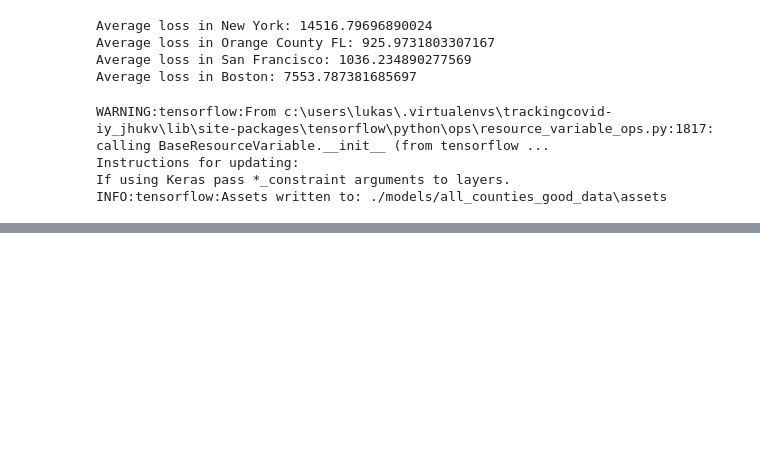
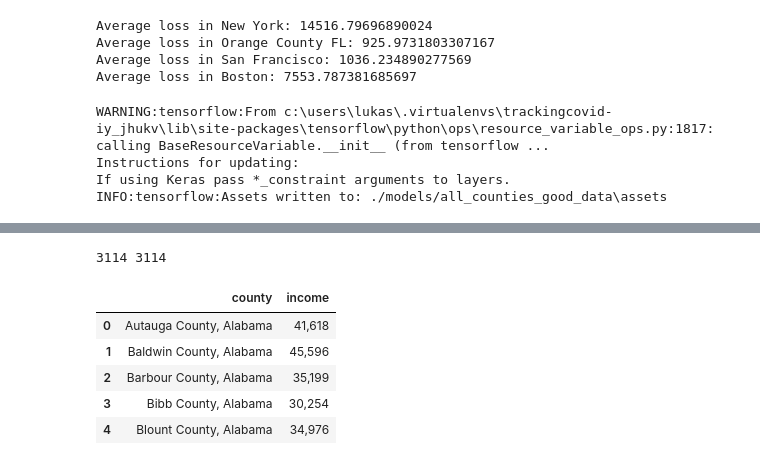
Before and after one commit to lukasrosario/trackingcovid, a Jupyter notebook: Lukas/ml.ipynb, the cells around one changed output, grey strips where cells are left out. Cells and saved outputs as stored; diff of their text form; code cells hidden in the pictures; blank space fills up the shorter version.

```diff
--- a/Lukas/ml.ipynb
+++ b/Lukas/ml.ipynb
@@ -531,0 +555,22 @@ INFO:tensorflow:Assets written to: ./models/all_counties_good_data\assets
+# %%
+places = []
+incomes = []
+next_is_state = False
+for index, row in income_data.iterrows():
+    if index == 0:
+        current_state = row[0]
+        continue
+
+    if next_is_state:
+        current_state = row[0]
+        next_is_state = False
+        continue
+
+    if isinstance(row[0], float):
+        next_is_state = True
+        continue
+    else:
+        counties.append(row[0])
+        places.append(f'{row[0]} County, {current_state}')
+        print(type(row[1]))
+        incomes.append(float(row[1].replace(',','')))
@@ -531,0 +596,4 @@ INFO:tensorflow:Assets written to: ./models/all_counties_good_data\assets
+# %%
+print(len(places), len(incomes))
+# %% [output]
+3114 3114
@@ -531,0 +604,9 @@ INFO:tensorflow:Assets written to: ./models/all_counties_good_data\assets
+# %%
+incomes_df.head()
+# %% [output]
+|  | county | income |
+| 0 | Autauga County, Alabama | 41,618 |
+| 1 | Baldwin County, Alabama | 45,596 |
+| 2 | Barbour County, Alabama | 35,199 |
+| 3 | Bibb County, Alabama | 30,254 |
+| 4 | Blount County, Alabama | 34,976 |
```
Also changed, not shown: parts of 15 cells of this notebook, 7 other files.
